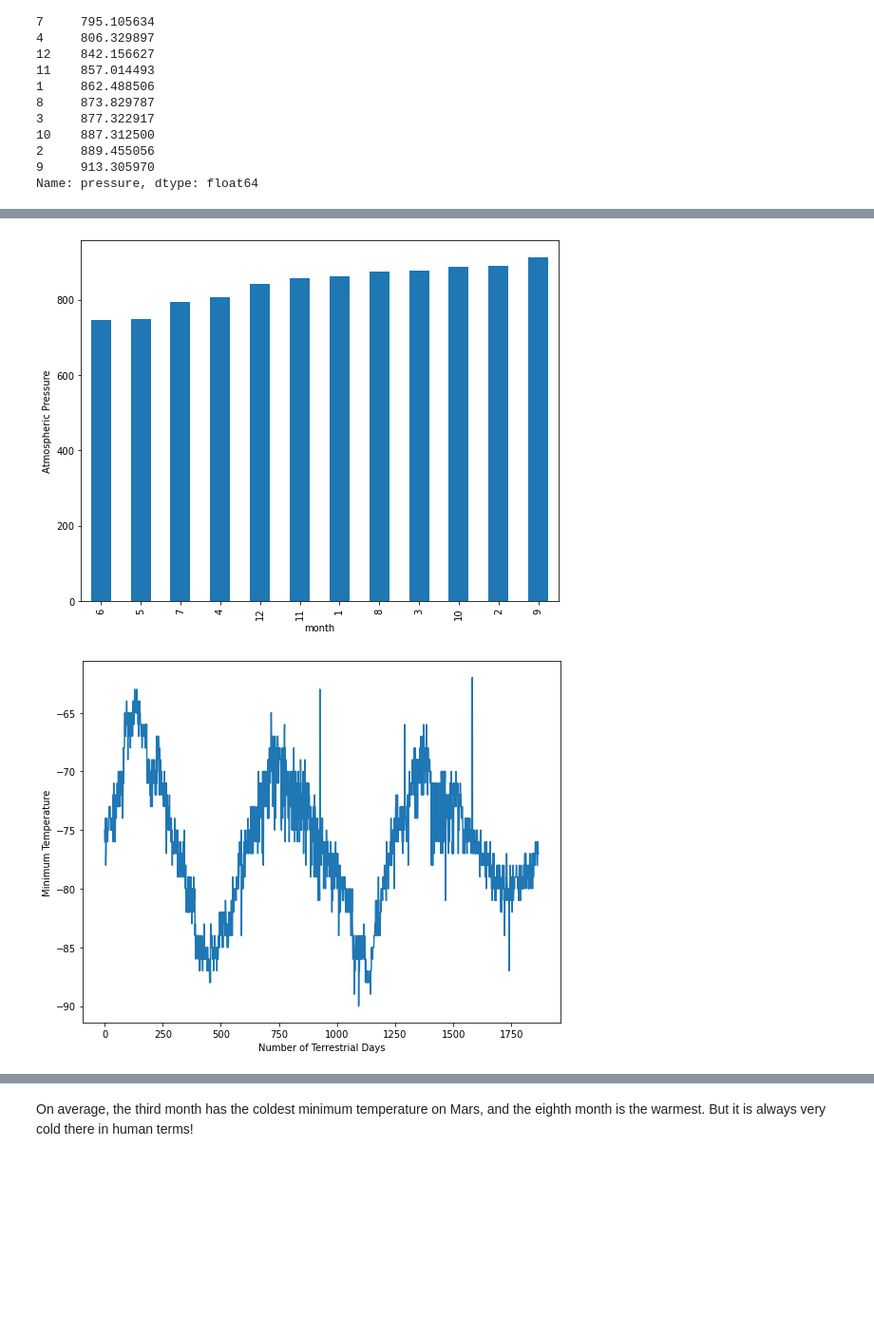
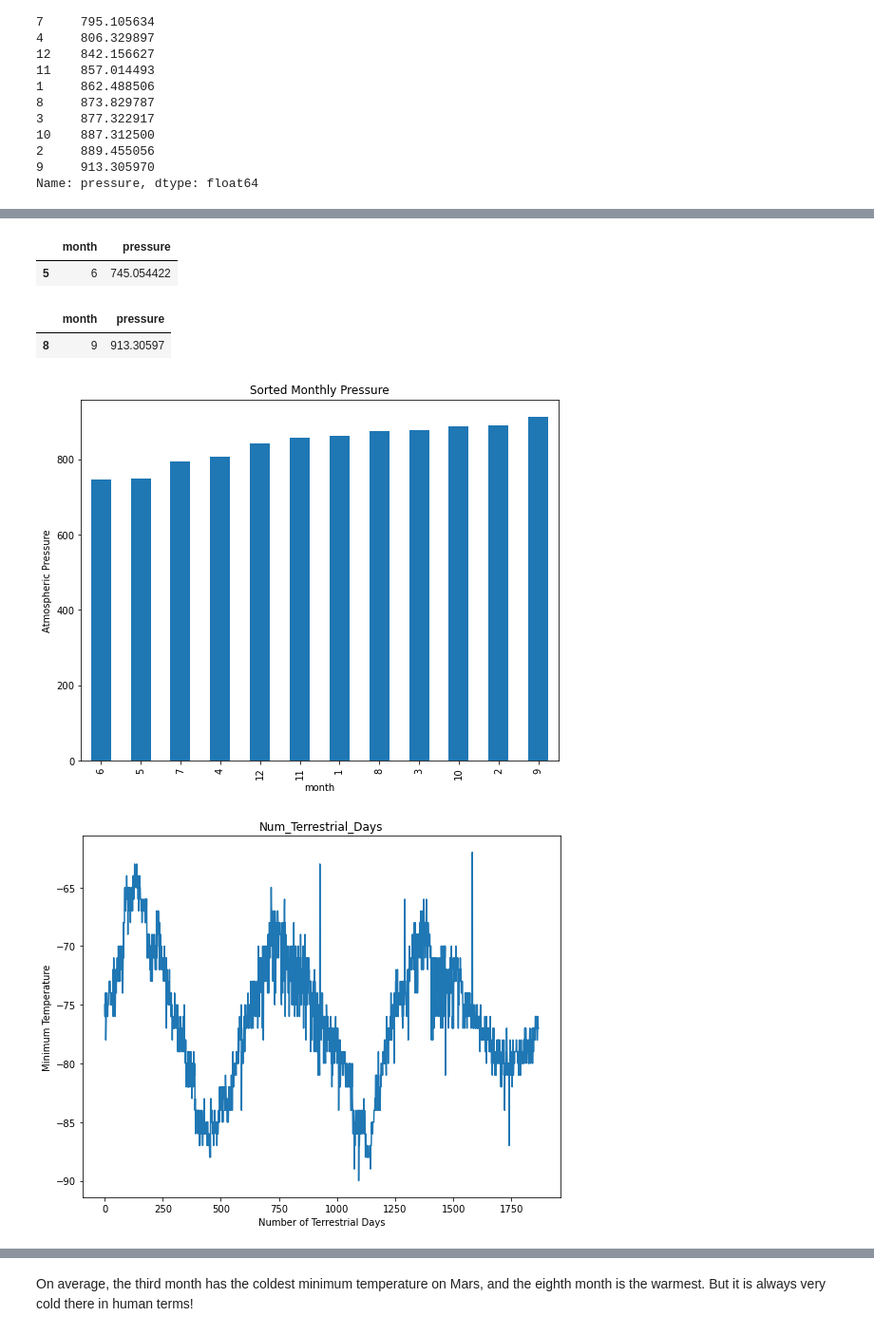
Before and after one commit to hanydief/data_collection-, a Jupyter notebook: part_2_mars_weather.ipynb, the cells around one changed output, grey strips where cells are left out. Shown: that part at 95% size. Cells and saved outputs as stored; diff of their text form; code cells hidden in the pictures; blank space fills up the shorter version.

Commit message:
added new figures & pre-final submit update

```diff
--- a/part_2_mars_weather.ipynb
+++ b/part_2_mars_weather.ipynb
@@ -295,18 +340,34 @@ Name: pressure, dtype: float64
+# %%
+# which month has lowest pressure
+lowest_pressure = pressure_low_high.loc[pressure_low_high['pressure']==pressure_low_high['pressure'].min()]
+lowest_pressure
+# %% [output]
+|  | month | pressure |
+| 5 | 6 | 745.054422 |
+# %%
+# which month has highest pressure
+highest_pressure = pressure_low_high.loc[pressure_low_high['pressure']==pressure_low_high['pressure'].max()]
+highest_pressure
+# %% [output]
+|  | month | pressure |
+| 8 | 9 | 913.30597 |
 # %%
 # Plot the average pressure by month
 Av_pressure_sort.plot.bar(figsize=(9,7))
 plt.ylabel("Atmospheric Pressure")
-plt.savefig("outputs_&_CSV/Atmospheric_Pressure.png")
-plt.show()
+plt.title('Sorted Monthly Pressure')
+plt.savefig("outputs_&_CSV/Sorted_Atmospheric_Pressure.png")
+#plt.show()
 # %% [output]
-[figure, old version]
+[figure, new version]
 # %%
 # 5. How many terrestrial (earth) days are there in a Martian year?
 plt.figure(figsize=(9,7))
 plt.plot(temp_df.index,temp_df['min_temp'])
 plt.xlabel("Number of Terrestrial Days")
 plt.ylabel("Minimum Temperature")
-plt.savefig("outputs_&_CSV/No_Terrestrial_Days.png")
-plt.show()
+plt.title('Num_Terrestrial_Days')
+plt.savefig("outputs_&_CSV/Num_Terrestrial_Days.png")
+#plt.show()
 # %% [output]
-[figure, old version]
+[figure, new version]
```
Also changed, not shown: parts of 10 cells of this notebook, 12 other files.
